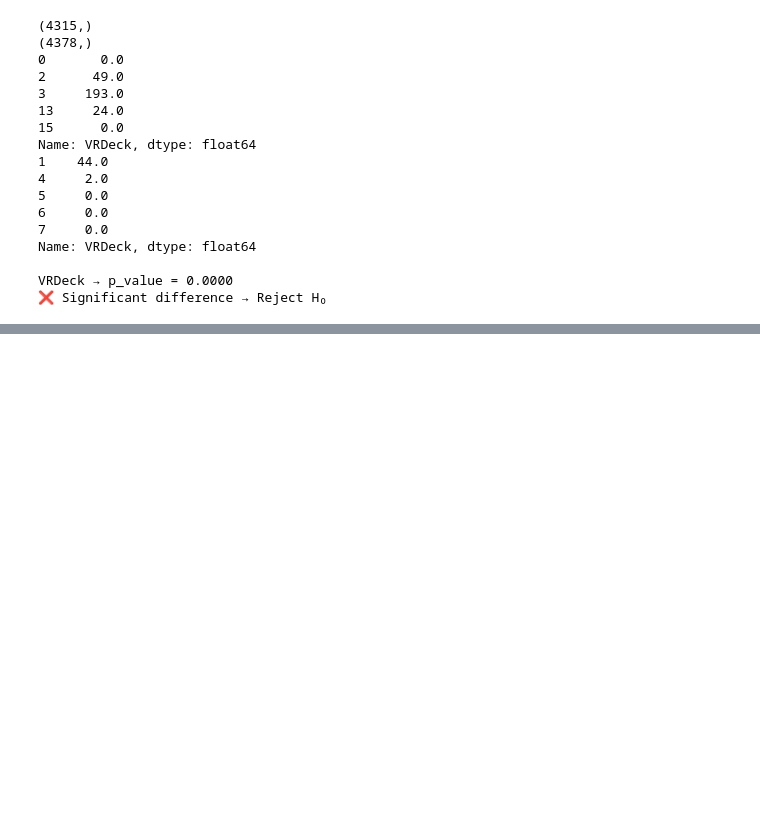
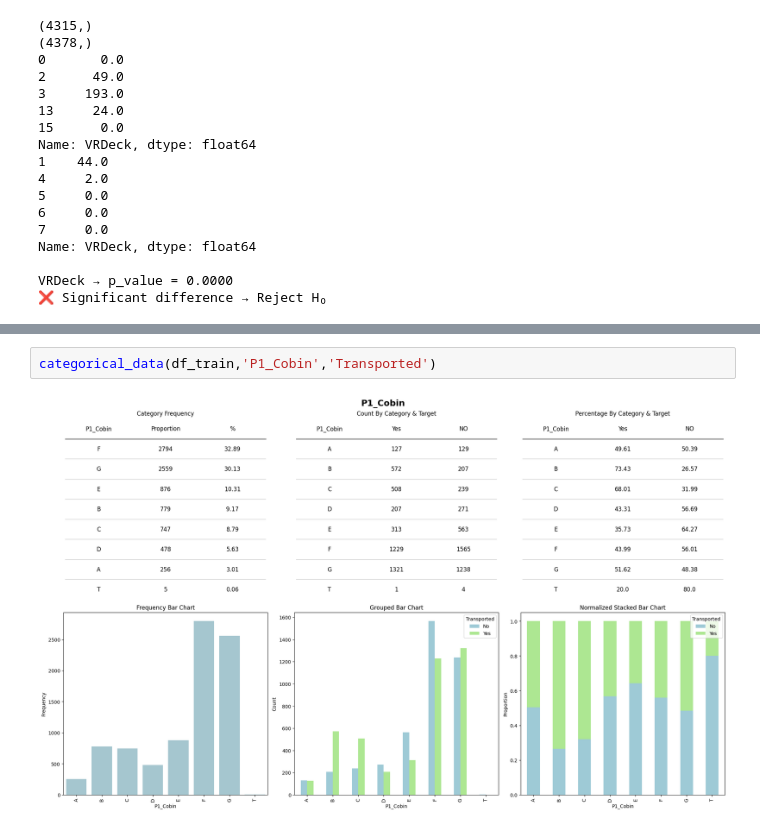
Before and after one commit to rezamirzaii/spaceship-titanic-ml, a Jupyter notebook: notebooks/spaceship_titanic.ipynb, the cells around one changed output, grey strips where cells are left out. Saved outputs shown, nothing was run; the diff lists cells and outputs as text; blank space fills up the shorter version.

```diff
--- a/notebooks/spaceship_titanic.ipynb
+++ b/notebooks/spaceship_titanic.ipynb
@@ -402,0 +580,4 @@ VRDeck → p_value = 0.0000
+# %%
+categorical_data(df_train,'P1_Cobin','Transported')
+# %% [output]
+[figure, added]
```
Also changed, not shown: parts of 18 cells of this notebook.
